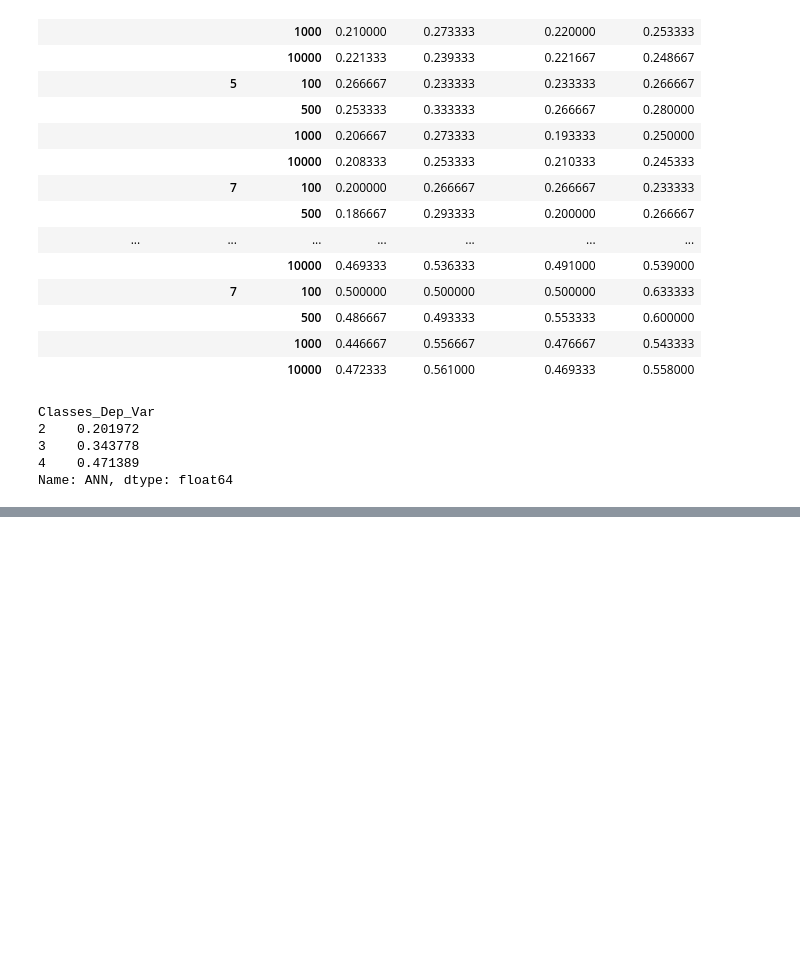
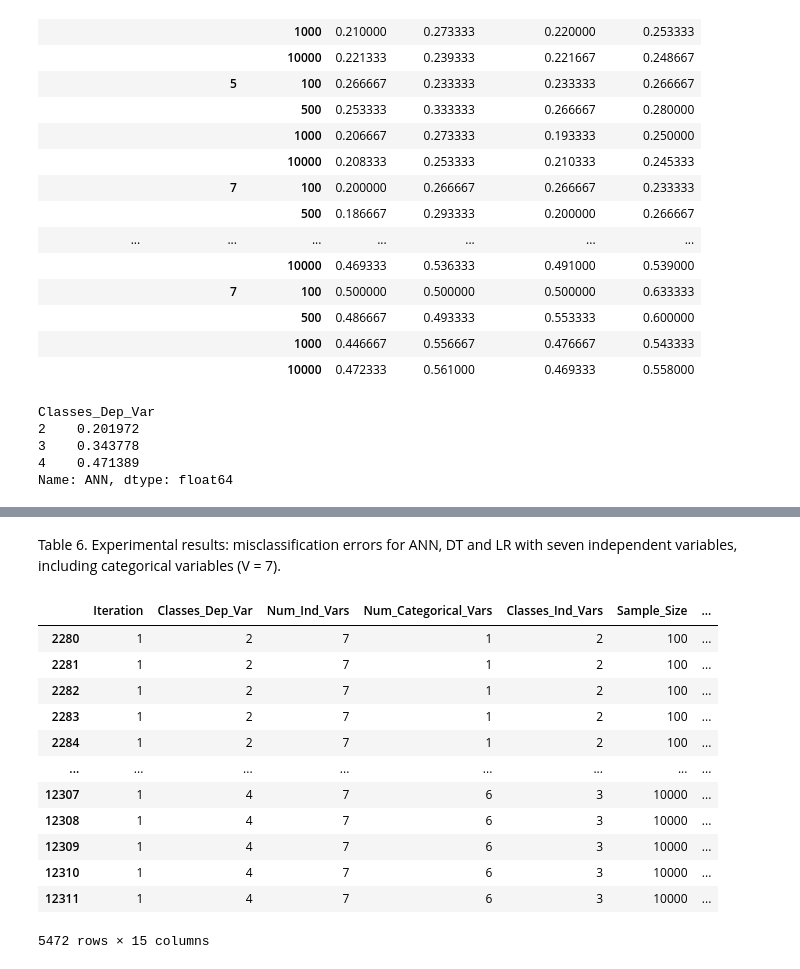
Before and after one commit to frederikpanse/psychometric_replication, a Jupyter notebook: exp/exp_FP_11_getSummaryTables.ipynb, the cells around one changed output, grey strips where cells are left out. Saved outputs shown, nothing was run; the diff lists cells and outputs as text; code cells hidden in the pictures; blank space fills up the shorter version.

```diff
--- a/exp/exp_FP_11_getSummaryTables.ipynb
+++ b/exp/exp_FP_11_getSummaryTables.ipynb
@@ -126,0 +279,19 @@ Name: ANN, dtype: float64
+# %% [markdown]
+Table 6. Experimental results: misclassification errors for ANN, DT and LR with seven independent variables, including categorical variables (V = 7).
+# %%
+df_7 = df[(df["Num_Categorical_Vars"] != 0) & (df['Num_Ind_Vars'] == 7)]
+df_7
+# %% [output]
+|  | Iteration | Classes_Dep_Var | Num_Ind_Vars | Num_Categorical_Vars | Classes_Ind_Vars | Sample_Size | ... |
+| 2280 | 1 | 2 | 7 | 1 | 2 | 100 | ... |
+| 2281 | 1 | 2 | 7 | 1 | 2 | 100 | ... |
+| 2282 | 1 | 2 | 7 | 1 | 2 | 100 | ... |
+| 2283 | 1 | 2 | 7 | 1 | 2 | 100 | ... |
+| 2284 | 1 | 2 | 7 | 1 | 2 | 100 | ... |
+| ... | ... | ... | ... | ... | ... | ... | ... |
+| 12307 | 1 | 4 | 7 | 6 | 3 | 10000 | ... |
+| 12308 | 1 | 4 | 7 | 6 | 3 | 10000 | ... |
+| 12309 | 1 | 4 | 7 | 6 | 3 | 10000 | ... |
+| 12310 | 1 | 4 | 7 | 6 | 3 | 10000 | ... |
+| 12311 | 1 | 4 | 7 | 6 | 3 | 10000 | ... |
+5472 rows × 15 columns
```
Also changed, not shown: parts of 10 cells of this notebook, 3 other files.
